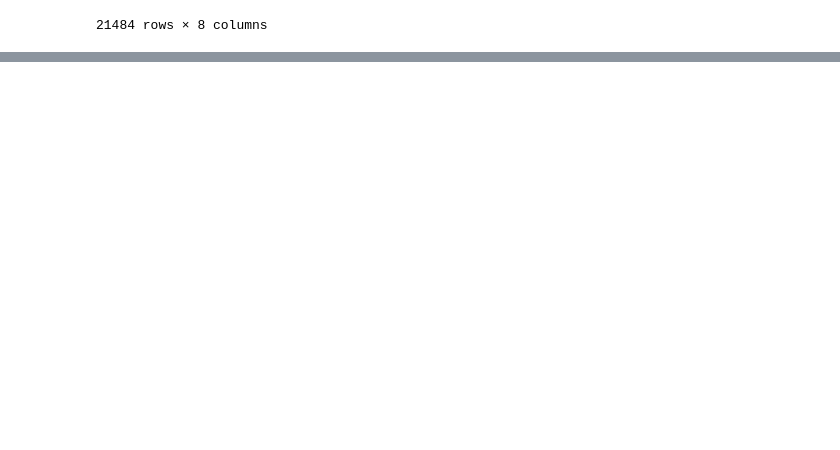
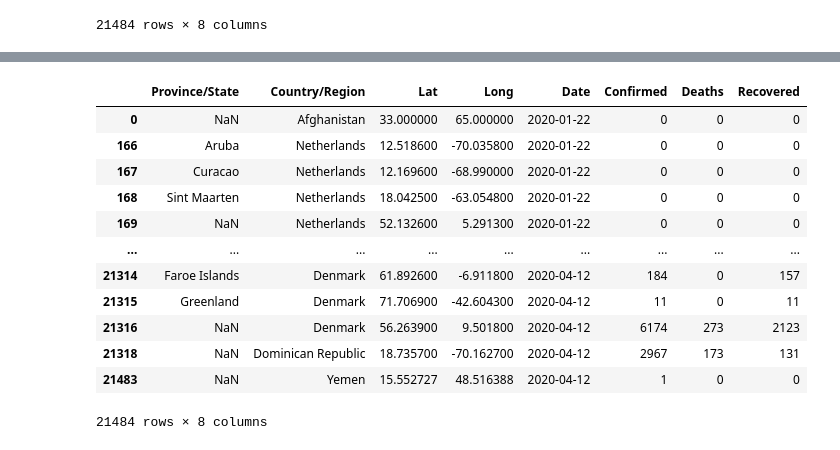
Before and after one commit to harshchandrawork/DataScience-Series, a Jupyter notebook: 06_data_visualization/40. Covid-19 Dashboard using Dash/Covid-19 Dashboard using Dash.ipynb, the cells around one changed output, grey strips where cells are left out. Saved outputs shown, nothing was run; the diff lists cells and outputs as text; code cells hidden in the pictures; blank space fills up the shorter version.

```diff
--- a/06_data_visualization/40. Covid-19 Dashboard using Dash/Covid-19 Dashboard using Dash.ipynb
+++ b/06_data_visualization/40. Covid-19 Dashboard using Dash/Covid-19 Dashboard using Dash.ipynb
@@ -93,0 +143,16 @@ covid19
+# %%
+covid19['Date'] = pd.to_datetime(covid19['Date'], format='%m/%d/%y')
+# %% [output]
+|  | Province/State | Country/Region | Lat | Long | Date | Confirmed | Deaths | Recovered |
+| 0 | NaN | Afghanistan | 33.000000 | 65.000000 | 2020-01-22 | 0 | 0 | 0 |
+| 166 | Aruba | Netherlands | 12.518600 | -70.035800 | 2020-01-22 | 0 | 0 | 0 |
+| 167 | Curacao | Netherlands | 12.169600 | -68.990000 | 2020-01-22 | 0 | 0 | 0 |
+| 168 | Sint Maarten | Netherlands | 18.042500 | -63.054800 | 2020-01-22 | 0 | 0 | 0 |
+| 169 | NaN | Netherlands | 52.132600 | 5.291300 | 2020-01-22 | 0 | 0 | 0 |
+| ... | ... | ... | ... | ... | ... | ... | ... | ... |
+| 21314 | Faroe Islands | Denmark | 61.892600 | -6.911800 | 2020-04-12 | 184 | 0 | 157 |
+| 21315 | Greenland | Denmark | 71.706900 | -42.604300 | 2020-04-12 | 11 | 0 | 11 |
+| 21316 | NaN | Denmark | 56.263900 | 9.501800 | 2020-04-12 | 6174 | 273 | 2123 |
+| 21318 | NaN | Dominican Republic | 18.735700 | -70.162700 | 2020-04-12 | 2967 | 173 | 131 |
+| 21483 | NaN | Yemen | 15.552727 | 48.516388 | 2020-04-12 | 1 | 0 | 0 |
+21484 rows × 8 columns
```
Also changed, not shown: parts of 7 cells of this notebook, 1 other file.
